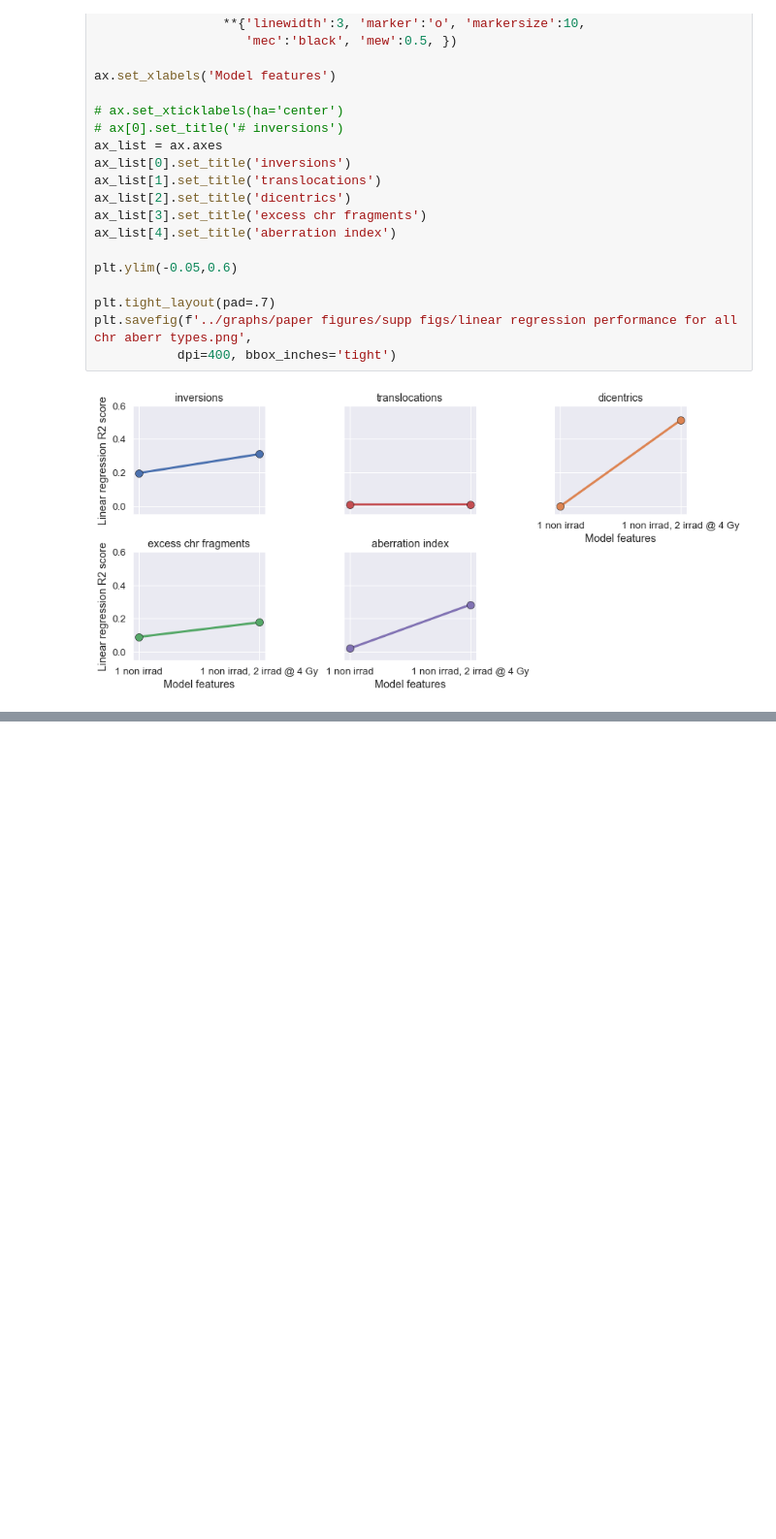
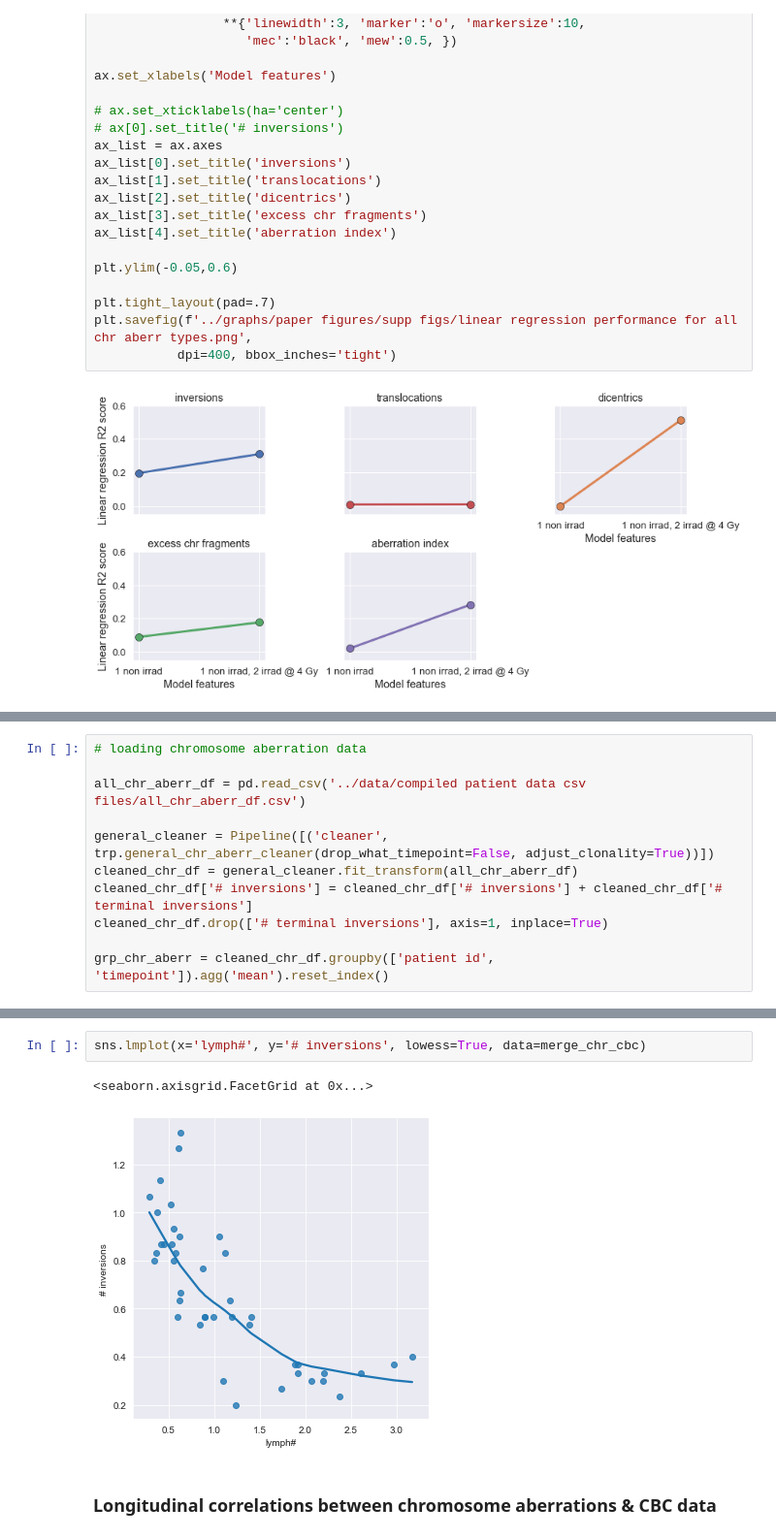
Before and after one commit to Jared-Luxton/radiation-therapy-machine-learning, a Jupyter notebook: notebooks/02_radiation_therapy_patients_data_VISUALIZATION_STATISTICS.ipynb, the cells around one changed output, grey strips where cells are left out. Shown at 97% size. Saved outputs shown, nothing was run; the diff lists cells and outputs as text; blank space fills up the shorter version.

```diff
--- a/notebooks/02_radiation_therapy_patients_data_VISUALIZATION_STATISTICS.ipynb
+++ b/notebooks/02_radiation_therapy_patients_data_VISUALIZATION_STATISTICS.ipynb
@@ -993,0 +1007,11 @@ plt.savefig(f'../graphs/paper figures/supp figs/linear regression performance fo
+# %%
+# loading chromosome aberration data
+
+all_chr_aberr_df = pd.read_csv('../data/compiled patient data csv files/all_chr_aberr_df.csv')
+
+general_cleaner = Pipeline([('cleaner', trp.general_chr_aberr_cleaner(drop_what_timepoint=False, adjust_clonality=True))])
+cleaned_chr_df = general_cleaner.fit_transform(all_chr_aberr_df)
+cleaned_chr_df['# inversions'] = cleaned_chr_df['# inversions'] + cleaned_chr_df['# terminal inversions']
+cleaned_chr_df.drop(['# terminal inversions'], axis=1, inplace=True)
+
+grp_chr_aberr = cleaned_chr_df.groupby(['patient id', 'timepoint']).agg('mean').reset_index()
@@ -993,0 +1184,7 @@ plt.savefig(f'../graphs/paper figures/supp figs/linear regression performance fo
+# %%
+sns.lmplot(x='lymph#', y='# inversions', lowess=True, data=merge_chr_cbc)
+# %% [output]
+<seaborn.axisgrid.FacetGrid at 0x...>
+[figure, added]
+# %% [markdown]
+### Longitudinal correlations between chromosome aberrations & CBC data
```
Also changed, not shown: parts of 39 cells of this notebook, 2 other files.
